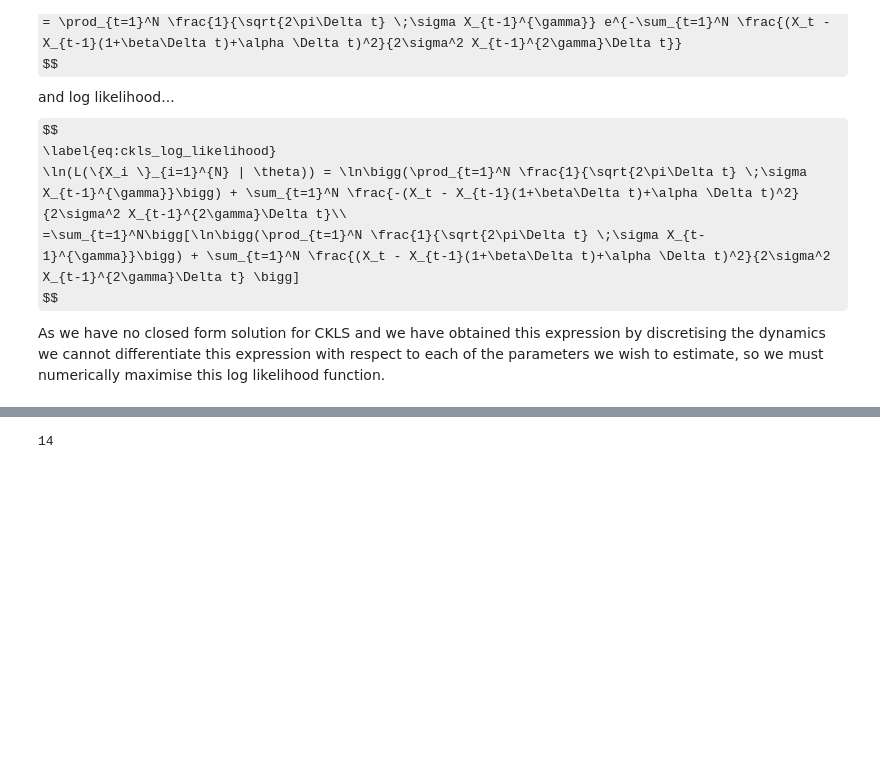
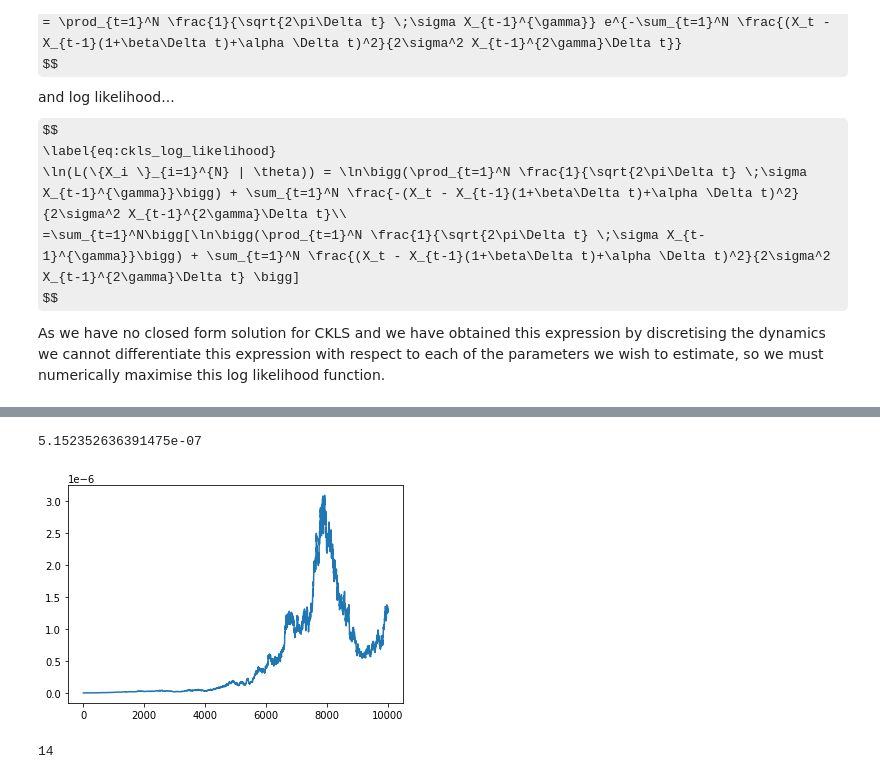
Before and after one commit to s2133934/StochVol, a Jupyter notebook: Notes.ipynb, the cells around one changed output, grey strips where cells are left out. Cells and saved outputs as stored; diff of their text form; code cells hidden in the pictures; some formulas as TeX source; blank space fills up the shorter version.

```diff
--- a/Notes.ipynb
+++ b/Notes.ipynb
@@ -1263,3 +1271,9 @@ plt.legend()
+# %%
+plt.plot(Xvar)
+np.mean(Xvar)
+# %% [output]
+5.152352636391475e-07
+[figure, added]
 # %%
 def ckls_mle(ckls_params, dt, X):
     '''
```
Also changed, not shown: parts of 34 cells of this notebook, 2 other files.
